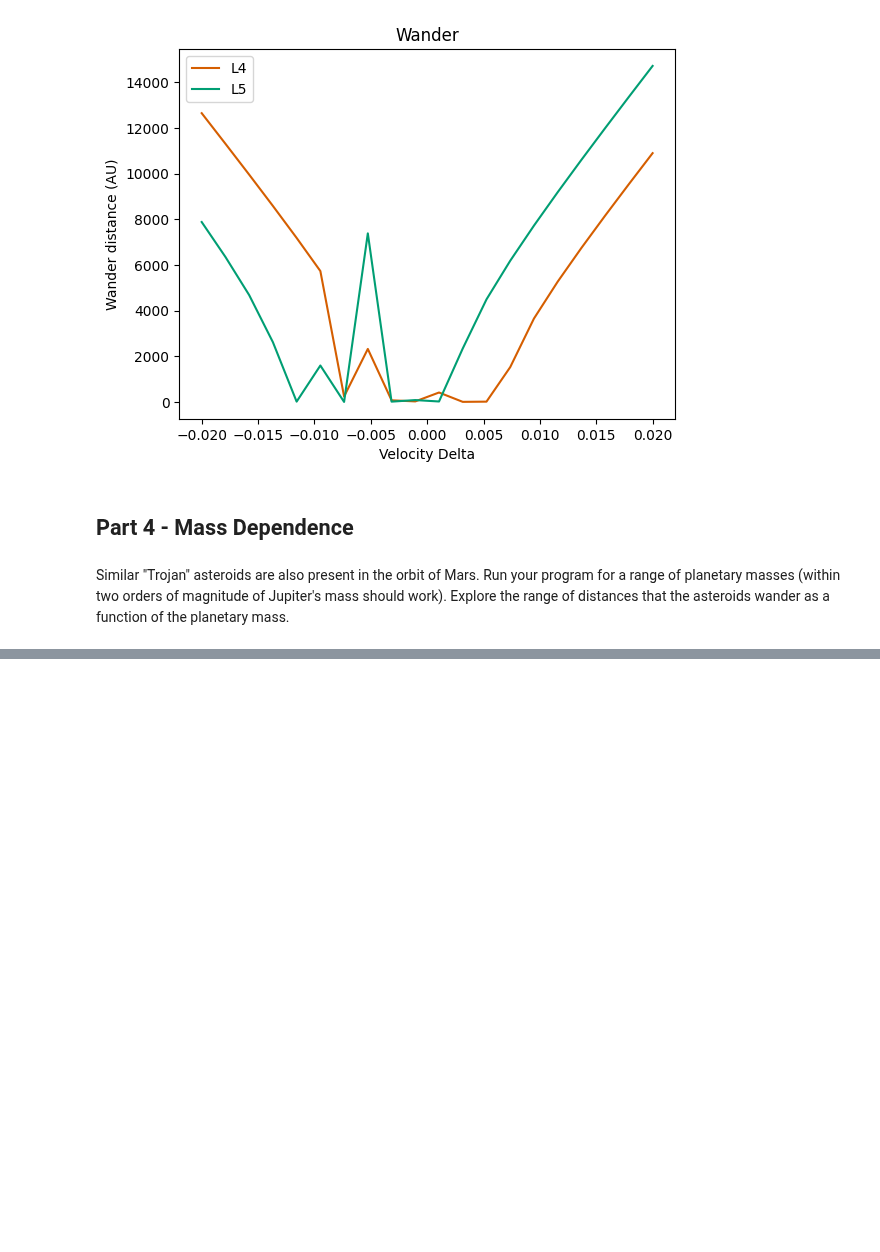
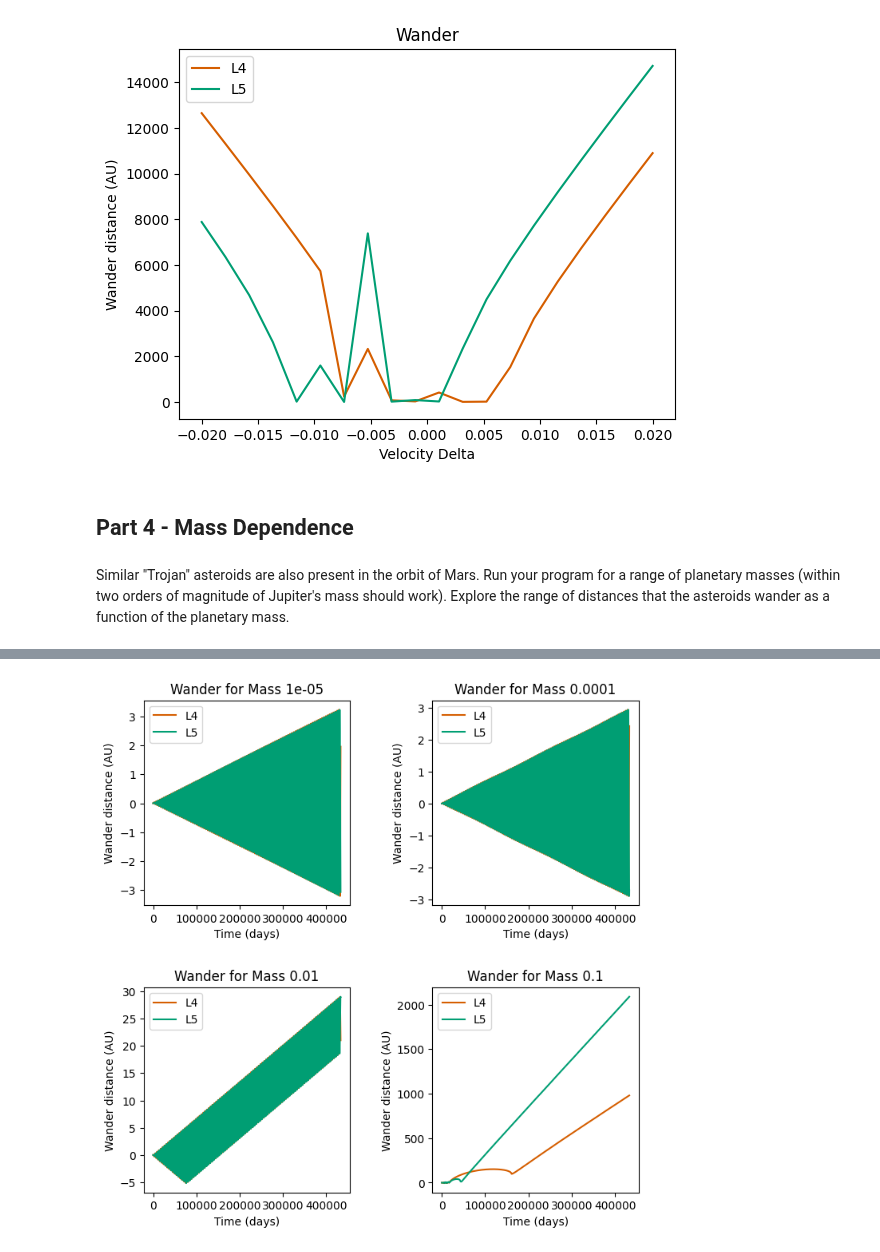
Before and after one commit to vibilanj/cmps, a Jupyter notebook: homework/Project1.ipynb, the cells around one changed output, grey strips where cells are left out. Cells and saved outputs as stored; diff of their text form; code cells hidden in the pictures; blank space fills up the shorter version.

```diff
--- a/homework/Project1.ipynb
+++ b/homework/Project1.ipynb
@@ -296,3 +296,18 @@ ax.legend()
 ## Part 4 - Mass Dependence
 # %% [markdown]
 Similar "Trojan" asteroids are also present in the orbit of Mars. Run your program for a range of planetary masses (within two orders of magnitude of Jupiter's mass should work). Explore the range of distances that the asteroids wander as a function of the planetary mass.
+# %%
+M_J = 0.001
+
+derivative_p4 = lambda t, state: general_derivative(t, state, M_J)
+
+solution_p4 = integrate.solve_ivp(derivative_p4, [t_min, t_max], init, max_step = epsilon)
+
+ts = solution_p4.t
+wander_distance_L4, wander_distance_L5 = wander(solution_p4)
+
+fig, ax = plt.subplots(1, 1)
+ax.plot(ts, wander_distance_L4, color = CF_vermillion, label = "L4")
+ax.plot(ts, wander_distance_L5, color = CF_green, label = "L5")
+ax.set(title = "Wander", xlabel = "Time (days)", ylabel = "Wander distance (AU)")
+ax.legend()
@@ -298,0 +317,22 @@ Similar "Trojan" asteroids are also present in the orbit of Mars. Run your progr
+# %%
+# M_J_p4 = [1.e-05, 1.e-04, 1.e-02, 1.e-01]
+
+def plot_for_mass(mass, ax):
+    derivative_p4 = lambda t, state: general_derivative(t, state, mass)
+    solution_p4 = integrate.solve_ivp(derivative_p4, [t_min, t_max], init, max_step = epsilon)
+    wander_distance_L4, wander_distance_L5 = wander(solution_p4)
+    ax.plot(solution_p4.t, wander_distance_L4, color = CF_vermillion, label = "L4")
+    ax.plot(solution_p4.t, wander_distance_L5, color = CF_green, label = "L5")
+    ax.set(title = f"Wander for Mass {mass}", xlabel = "Time (days)", ylabel = "Wander distance (AU)")
+    ax.legend()
+
+fig, ((ax_M1, ax_M2), (ax_M3, ax_M4)) = plt.subplots(2, 2)
+fig.set_size_inches(8, 8)
+
+plot_for_mass(1.e-05, ax_M1)
+plot_for_mass(1.e-04, ax_M2)
+plot_for_mass(1.e-02, ax_M3)
+plot_for_mass(1.e-01, ax_M4)
+plt.subplots_adjust(wspace = 0.4, hspace = 0.4)
+# %% [output]
+[figure, added]
```
Also changed, not shown: parts of 1 cell of this notebook.
